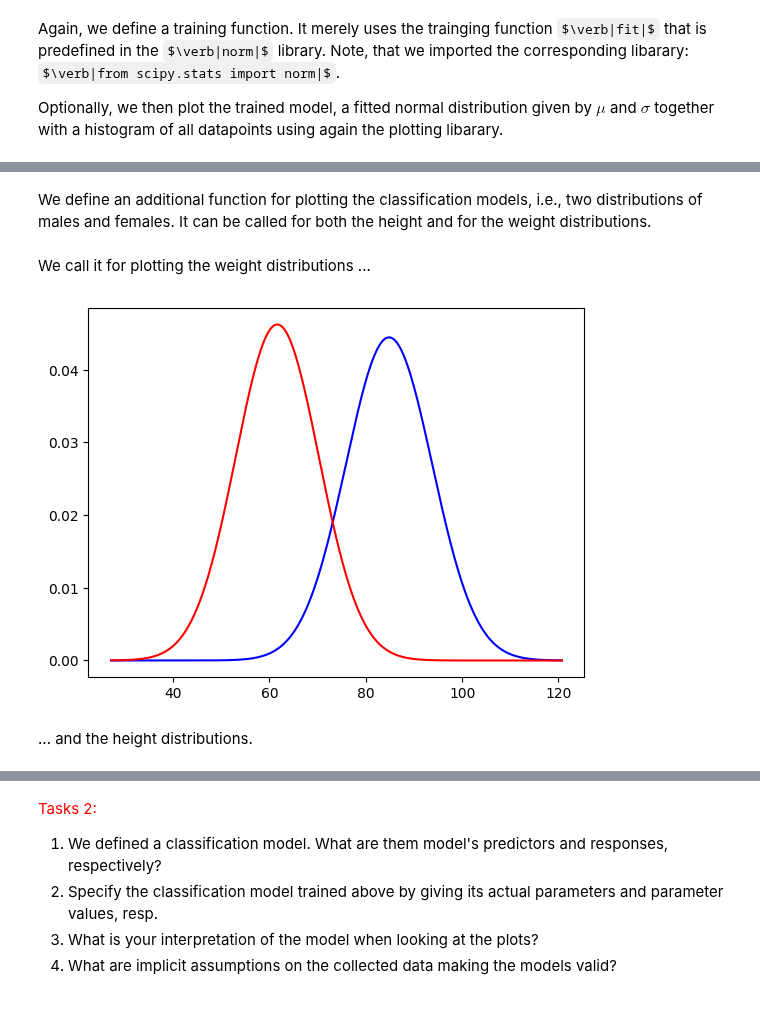
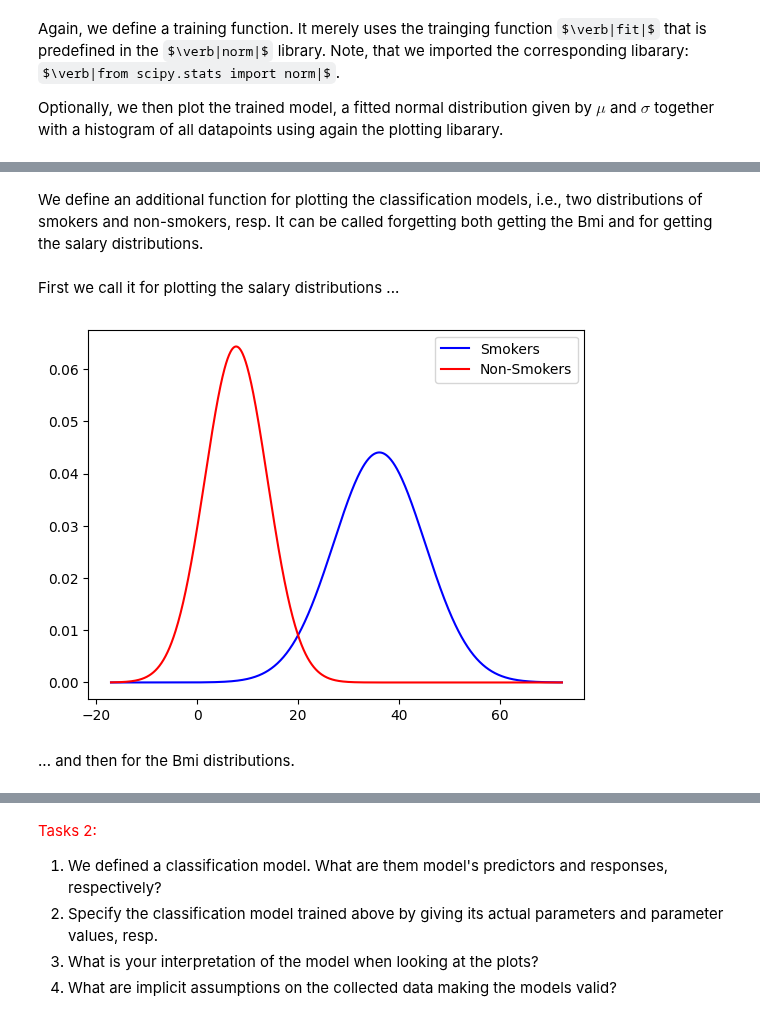
Before and after one commit to WelfLowe/ML4non-programmers, a Jupyter notebook: AI_Technology_Introduction_II.ipynb, the cells around one changed output, grey strips where cells are left out. Saved outputs shown, nothing was run; the diff lists cells and outputs as text; code cells hidden in the pictures; some formulas as TeX source.

```diff
--- a/AI_Technology_Introduction_II.ipynb
+++ b/AI_Technology_Introduction_II.ipynb
@@ -201,7 +202,7 @@ mu_W_f, sigma_W_f = fit_normal(W_f, True)
 # %% [markdown]
-We define an additional function for plotting the classification models, i.e.,  two distributions of males and females. It can be called for both the height and for the weight distributions.
+We define an additional function for plotting the classification models, i.e.,  two distributions of smokers and non-smokers, resp. It can be called forgetting both getting the Bmi and for getting the salary distributions.
 # %%
-def plot_norm(mus, sigmas, cc):
+def plot_norm(mus, sigmas, cc, labels):
     low = mus[0]-4*sigmas[0]
     high = mus[0]+4*sigmas[0]
     for i in range(1,len(mus)):
@@ -210,12 +211,13 @@ def plot_norm(mus, sigmas, cc):
     x_axis = np.arange(low, high, 0.1)
     for i in range(0,len(mus)):
         plt.plot(x_axis, norm.pdf(x_axis, mus[i], sigmas[i]), cc[i])
+    plt.legend(labels)
     plt.show()
 # %% [markdown]
-We call it for plotting the weight distributions ...
+First we call it for plotting the salary distributions ...
-# %%
-plot_norm([mu_W_m,mu_W_f],[sigma_W_m,sigma_W_f], ['b','r'])
-# %% [output]
-[figure, removed]
+# %%
+plot_norm([mu_Salary_s,mu_Salary_ns],[sigma_Salary_s,sigma_Salary_ns], ['b','r'], ['Smokers','Non-Smokers'])
+# %% [output]
+[figure, added]
 # %% [markdown]
-... and the height distributions.
+... and then for the Bmi distributions.
```
Also changed, not shown: parts of 11 cells of this notebook.
